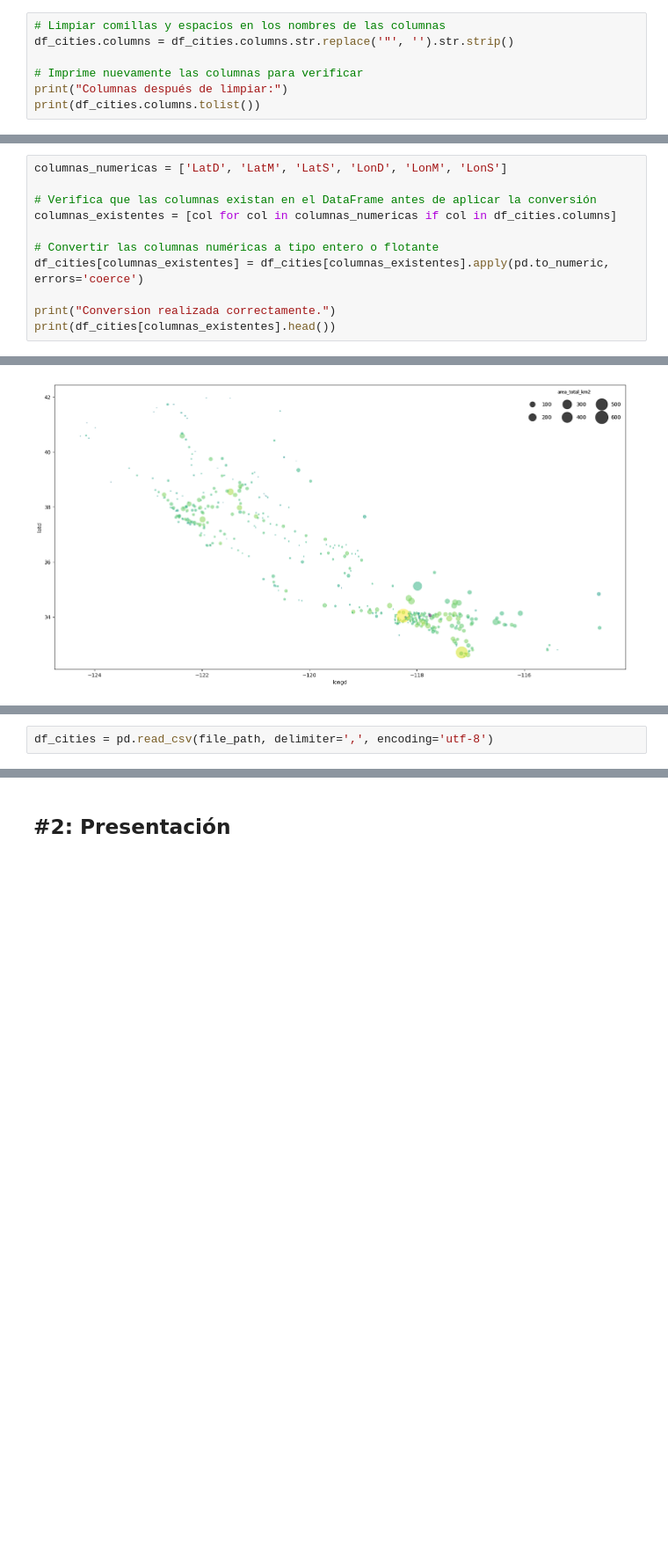
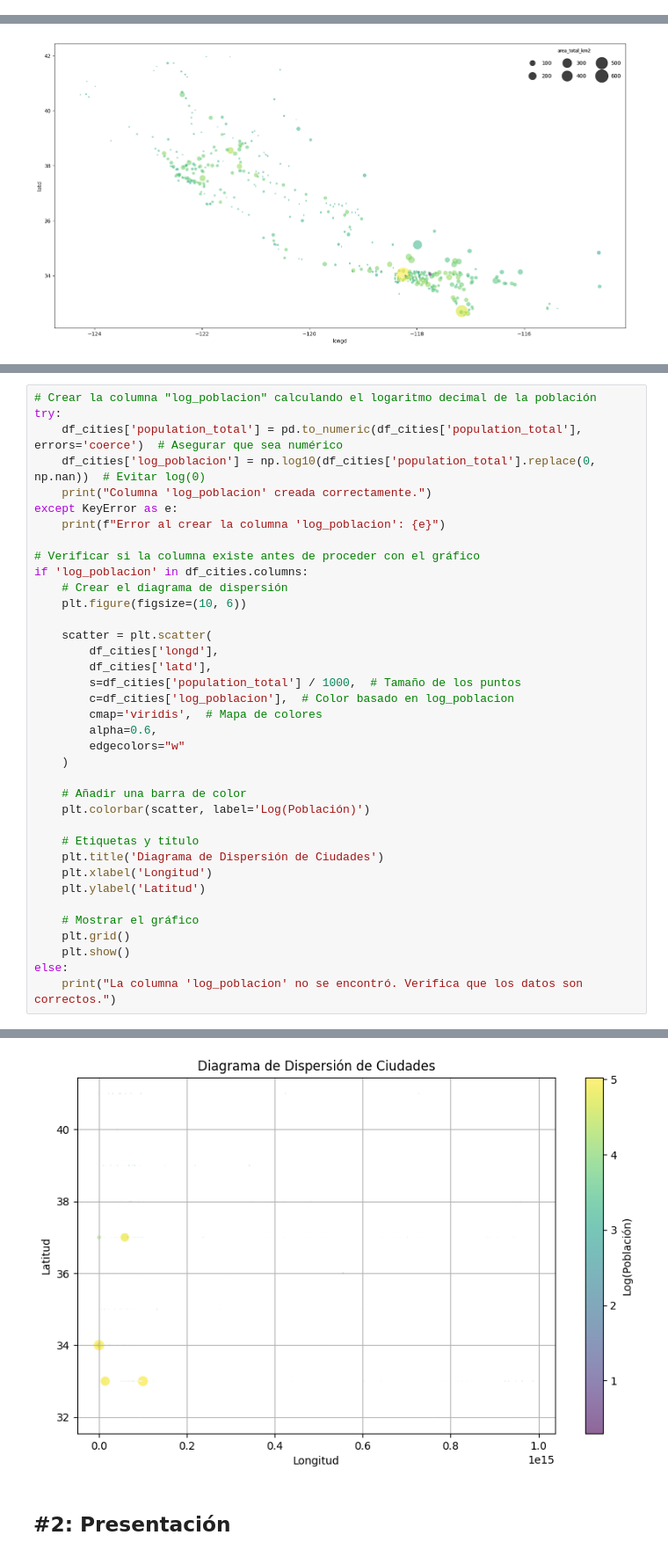
Before and after one commit to hardrockcae/hardrockcae-CAE-settings, a Jupyter notebook: 18_Practica_Obligatoria_Visualizacion_Presentacion.ipynb, the cells around one changed output, grey strips where cells are left out. Shown at 88% size. Drawn from its saved outputs; the diff is of its cells as text; blank space fills up the shorter version.

```diff
--- a/18_Practica_Obligatoria_Visualizacion_Presentacion.ipynb
+++ b/18_Practica_Obligatoria_Visualizacion_Presentacion.ipynb
@@ -256,7 +178,0 @@ Columnas disponibles en el DataFrame:
-# %%
-# Limpiar comillas y espacios en los nombres de las columnas
-df_cities.columns = df_cities.columns.str.replace('"', '').str.strip()
-
-# Imprime nuevamente las columnas para verificar
-print("Columnas después de limpiar:")
-print(df_cities.columns.tolist())
@@ -266,11 +178,0 @@ Columnas después de limpiar:
-# %%
-columnas_numericas = ['LatD', 'LatM', 'LatS', 'LonD', 'LonM', 'LonS']
-
-# Verifica que las columnas existan en el DataFrame antes de aplicar la conversión
-columnas_existentes = [col for col in columnas_numericas if col in df_cities.columns]
-
-# Convertir las columnas numéricas a tipo entero o flotante
-df_cities[columnas_existentes] = df_cities[columnas_existentes].apply(pd.to_numeric, errors='coerce')
-
-print("Conversion realizada correctamente.")
-print(df_cities[columnas_existentes].head())
@@ -432,2 +255,0 @@ Index(['files.associations: {'], dtype='object')
-# %%
-df_cities = pd.read_csv(file_path, delimiter=',', encoding='utf-8')
@@ -437,0 +256,38 @@ Index(['files.associations: {'], dtype='object')
+# %%
+# Crear la columna "log_poblacion" calculando el logaritmo decimal de la población
+try:
+    df_cities['population_total'] = pd.to_numeric(df_cities['population_total'], errors='coerce')  # Asegurar que sea numérico
+    df_cities['log_poblacion'] = np.log10(df_cities['population_total'].replace(0, np.nan))  # Evitar log(0)
+    print("Columna 'log_poblacion' creada correctamente.")
+except KeyError as e:
+    print(f"Error al crear la columna 'log_poblacion': {e}")
+
+# Verificar si la columna existe antes de proceder con el gráfico
+if 'log_poblacion' in df_cities.columns:
+    # Crear el diagrama de dispersión
+    plt.figure(figsize=(10, 6))
+
+    scatter = plt.scatter(
+        df_cities['longd'],
+        df_cities['latd'],
+        s=df_cities['population_total'] / 1000,  # Tamaño de los puntos
+        c=df_cities['log_poblacion'],  # Color basado en log_poblacion
+        cmap='viridis',  # Mapa de colores
+        alpha=0.6,
+        edgecolors="w"
+    )
+
+    # Añadir una barra de color
+    plt.colorbar(scatter, label='Log(Población)')
+
+    # Etiquetas y título
+    plt.title('Diagrama de Dispersión de Ciudades')
+    plt.xlabel('Longitud')
+    plt.ylabel('Latitud')
+
+    # Mostrar el gráfico
+    plt.grid()
+    plt.show()
+else:
+    print("La columna 'log_poblacion' no se encontró. Verifica que los datos son correctos.")
+# %% [output]
@@ -438,3 +295,4 @@ Index(['files.associations: {'], dtype='object')
+[figure, added]
 # %% [markdown]
 ## #2: Presentación
 # %% [markdown]
```
Also changed, not shown: parts of 29 cells of this notebook.
